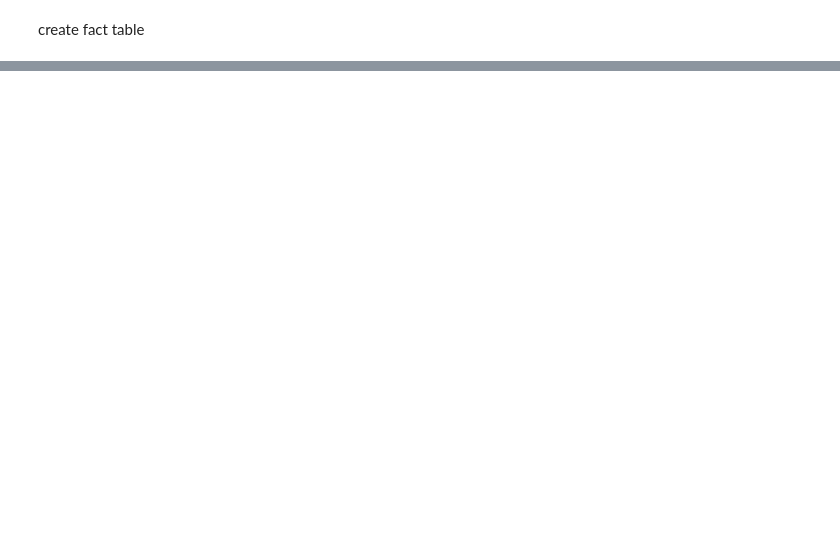
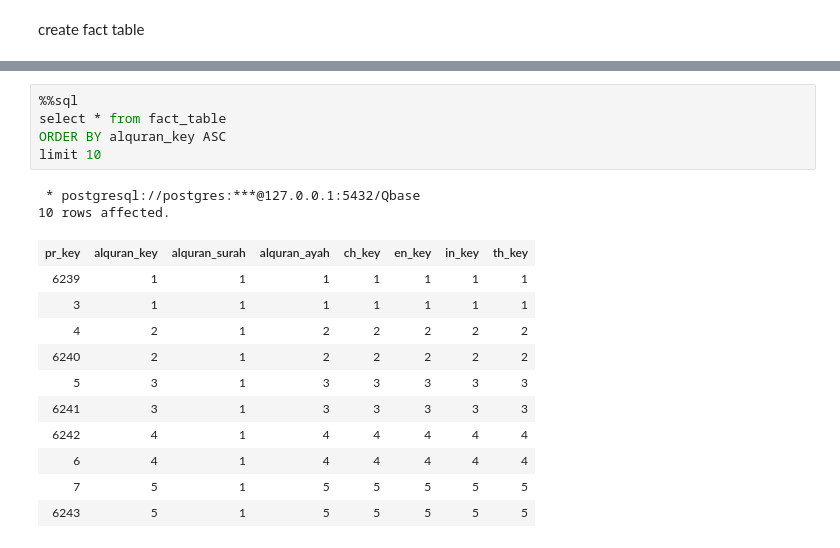
Before and after one commit to ArifYacop/quran-dataset, a Jupyter notebook: quran/query.ipynb, the cells around one changed output, grey strips where cells are left out. Drawn from its saved outputs; the diff is of its cells as text; blank space fills up the shorter version.

Commit message:
ceate fact table

```diff
--- a/quran/query.ipynb
+++ b/quran/query.ipynb
@@ -505,0 +471,19 @@ CREATE TABLE fact_table
+# %%
+%%sql
+select * from fact_table
+ORDER BY alquran_key ASC
+limit 10
+# %% [output]
+ * postgresql://postgres:***@127.0.0.1:5432/Qbase
+10 rows affected.
+| pr_key | alquran_key | alquran_surah | alquran_ayah | ch_key | en_key | in_key | th_key |
+| 6239 | 1 | 1 | 1 | 1 | 1 | 1 | 1 |
+| 3 | 1 | 1 | 1 | 1 | 1 | 1 | 1 |
+| 4 | 2 | 1 | 2 | 2 | 2 | 2 | 2 |
+| 6240 | 2 | 1 | 2 | 2 | 2 | 2 | 2 |
+| 5 | 3 | 1 | 3 | 3 | 3 | 3 | 3 |
+| 6241 | 3 | 1 | 3 | 3 | 3 | 3 | 3 |
+| 6242 | 4 | 1 | 4 | 4 | 4 | 4 | 4 |
+| 6 | 4 | 1 | 4 | 4 | 4 | 4 | 4 |
+| 7 | 5 | 1 | 5 | 5 | 5 | 5 | 5 |
+| 6243 | 5 | 1 | 5 | 5 | 5 | 5 | 5 |
```
Also changed, not shown: parts of 9 cells of this notebook.
